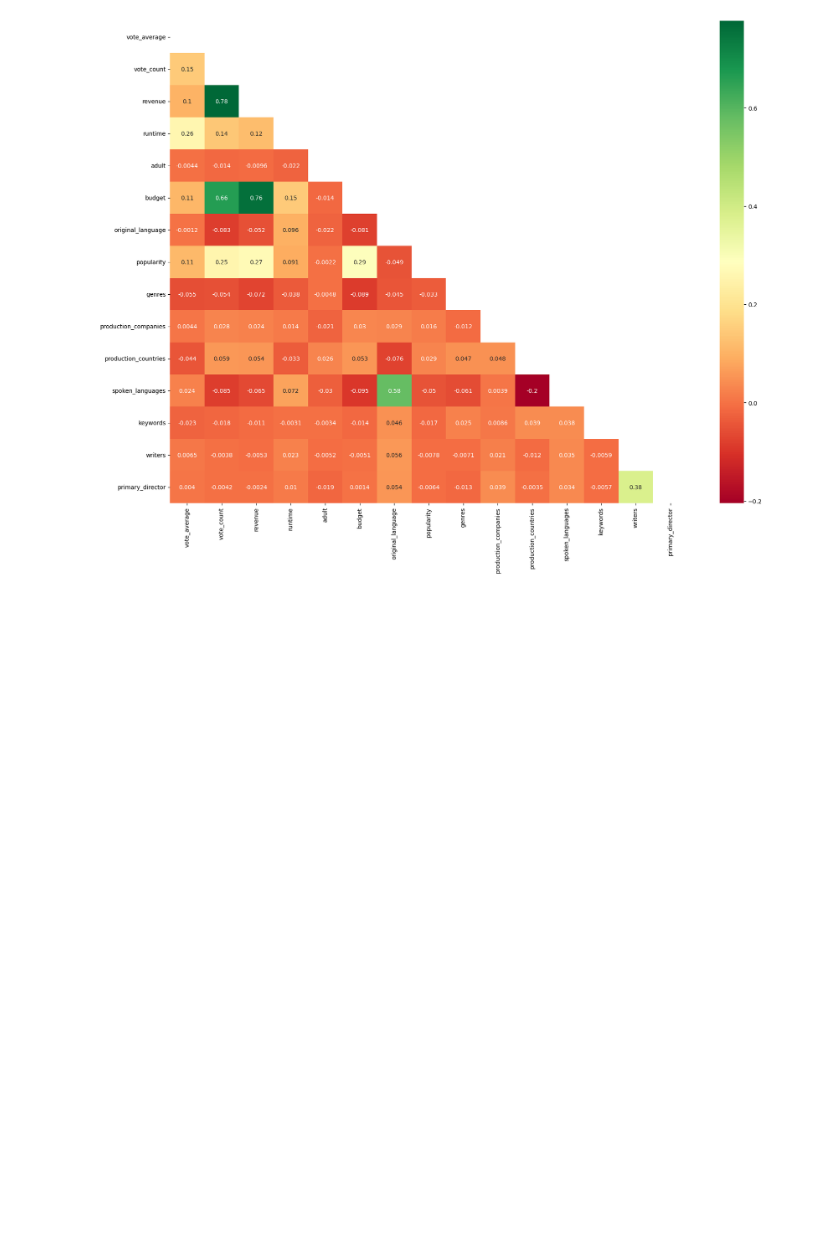
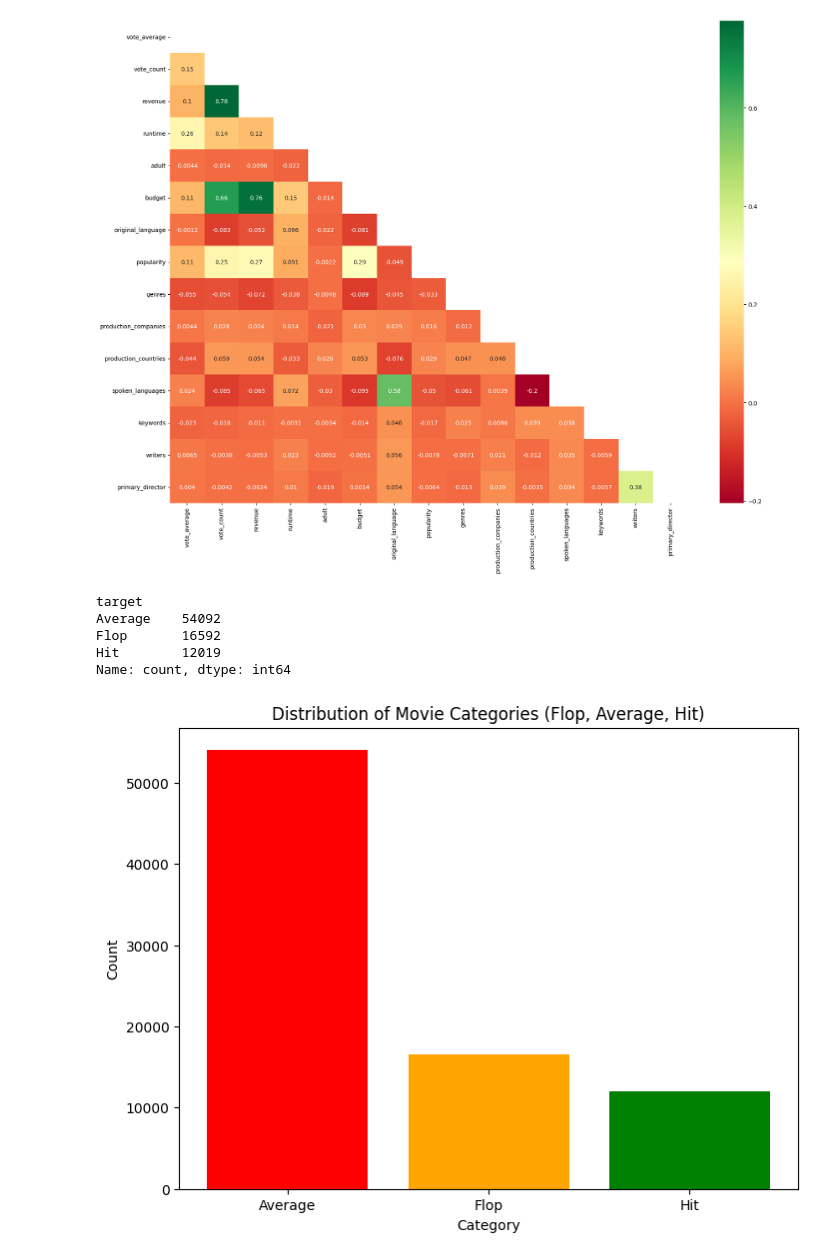
Before and after one commit to Jaagss/Movie_Success_Prediction, a Jupyter notebook: second.ipynb, the cells around one changed output. Cells and saved outputs as stored; diff of their text form; code cells hidden in the pictures; blank space fills up the shorter version.

```diff
--- a/second.ipynb
+++ b/second.ipynb
@@ -271,7 +271,34 @@ sns.heatmap(corr, xticklabels=corr.columns, yticklabels=corr.columns,cmap='RdYlG
 movies_df.drop(columns=['revenue'],inplace=True)
 # %%
 # Creating bins to convert the rating column(vote_average) into a binary column
-movies_df['target'] = pd.cut(movies_df['vote_average'], bins=[0, 4, 6, 10], labels=['Flop', 'Average', 'Hit'])
+movies_df['target'] = pd.cut(movies_df['vote_average'], bins = [-float('inf'), 4, 7, float('inf')], labels=['Flop', 'Average', 'Hit'])
+# Bins are created as
+# -> Flop: Rating less than 4
+# -> Average: Rating between 4 and 7
+# -> Hit: Rating greater than 7
+# %%
+movies_df['target'].value_counts()
+# %% [output]
+target
+Average    54092
+Flop       16592
+Hit        12019
+Name: count, dtype: int64
+# %%
+target_counts = movies_df['target'].value_counts()
+
+plt.figure(figsize=(8, 6))
+plt.bar(target_counts.index, target_counts.values, color=['red', 'orange', 'green'])
+
+# Add labels and title
+plt.xlabel('Category')
+plt.ylabel('Count')
+plt.title('Distribution of Movie Categories (Flop, Average, Hit)')
+
+# Show the plot
+plt.show()
+# %% [output]
+[figure, added]
 # %%
 movies_df.drop(columns=['vote_average'],inplace=True)
 # %%
```
Also changed, not shown: parts of 34 cells of this notebook.
